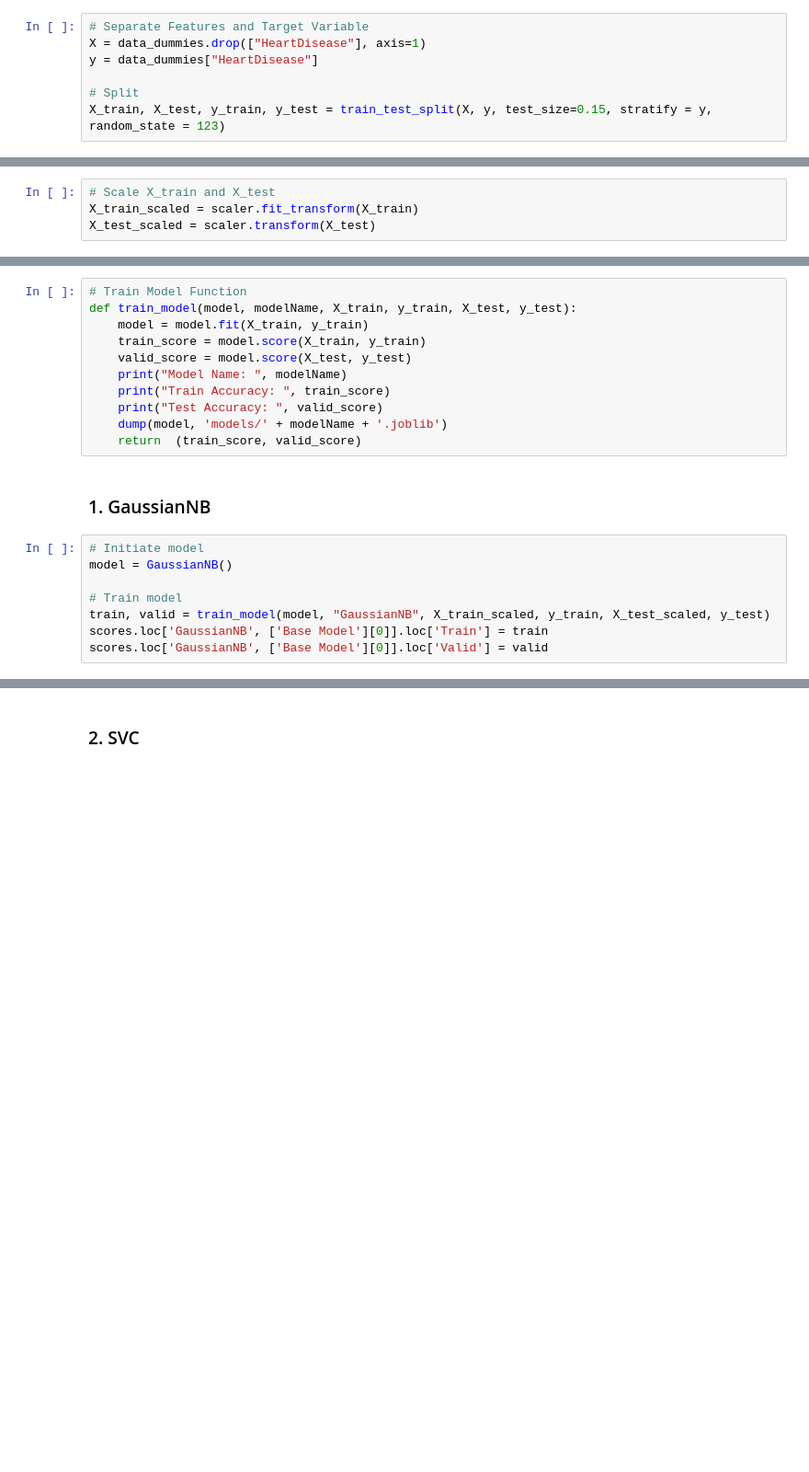
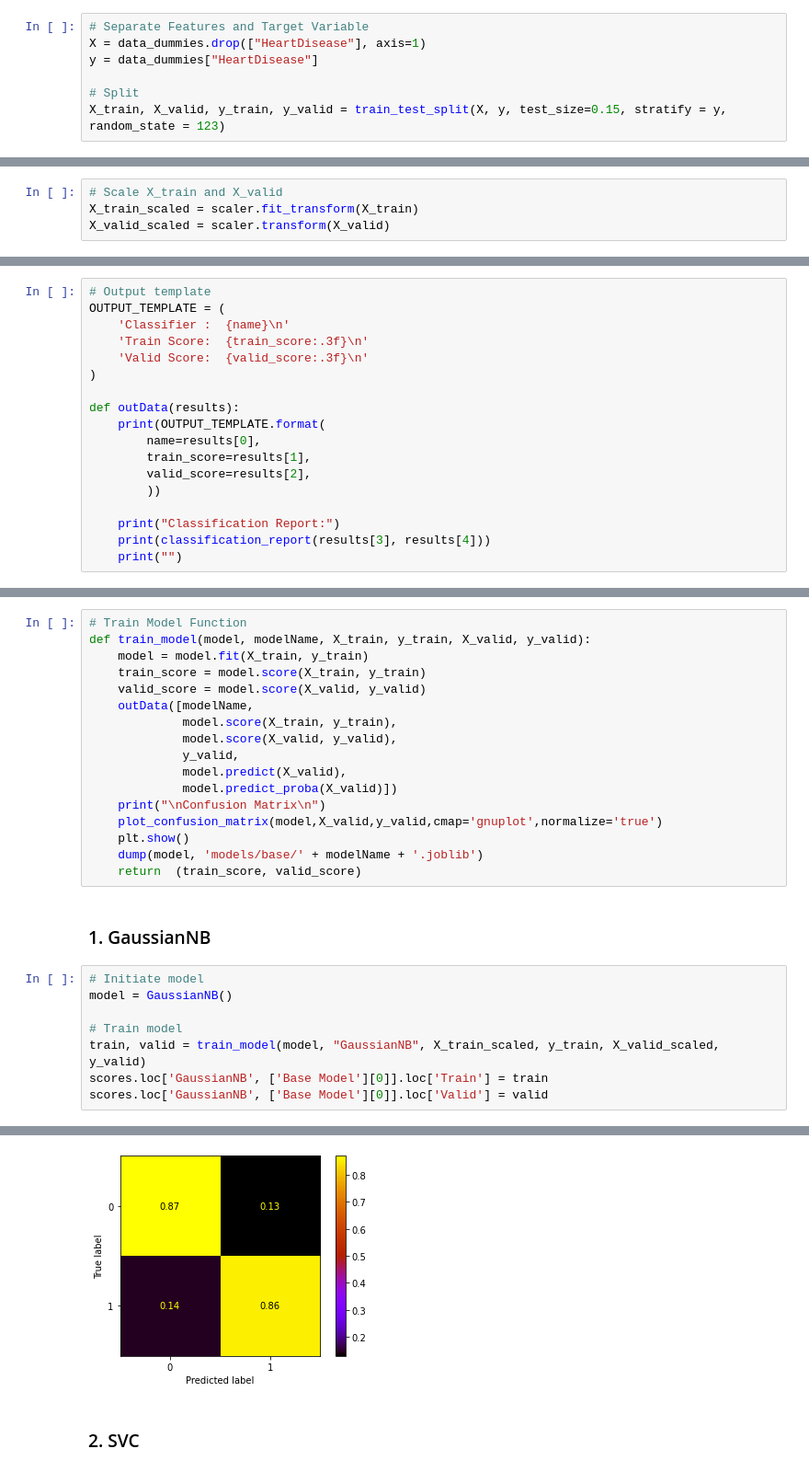
Before and after one commit to SupreetSinghDhillon/Heart-diease-Prediction, a Jupyter notebook: 03. Machine Learning.ipynb, the cells around one changed output, grey strips where cells are left out. Shown at 92% size. Drawn from its saved outputs; the diff is of its cells as text; blank space fills up the shorter version.

Commit message:
Add Confusion Matrix and Classification Report to already existing base models

```diff
--- a/03. Machine Learning.ipynb
+++ b/03. Machine Learning.ipynb
@@ -111,7 +120,7 @@ X = data_dummies.drop(["HeartDisease"], axis=1)
 y = data_dummies["HeartDisease"]
 
 # Split
-X_train, X_test, y_train, y_test = train_test_split(X, y, test_size=0.15, stratify = y, random_state = 123)
+X_train, X_valid, y_train, y_valid = train_test_split(X, y, test_size=0.15, stratify = y, random_state = 123)
 # %% [markdown]
 ## Scaling
 # %% [markdown]
@@ -120,9 +129,9 @@ Instead of scaling at each model's pipeline, we will scale our data once and the
 # Initiate Scaler
 scaler = StandardScaler()
 # %%
-# Scale X_train and X_test
+# Scale X_train and X_valid
 X_train_scaled = scaler.fit_transform(X_train)
-X_test_scaled = scaler.transform(X_test)
+X_valid_scaled = scaler.transform(X_valid)
 # %%
 # Save scaled data in order to maintain test reproducibility
 !mkdir -p data/scaled
@@ -151,3 +164,21 @@ scores
+# %%
+# Output template
+OUTPUT_TEMPLATE = (
+    'Classifier :  {name}\n'
+    'Train Score:  {train_score:.3f}\n'
+    'Valid Score:  {valid_score:.3f}\n'
+)
+
+def outData(results):
+    print(OUTPUT_TEMPLATE.format(
+        name=results[0],
+        train_score=results[1],
+        valid_score=results[2],
+        ))
+
+    print("Classification Report:")
+    print(classification_report(results[3], results[4]))
+    print("")
 # %% [markdown]
 ## Base Model Training (train model with default parameter)
 For the initial run, we will use our models as it is with the default parameters. We will be tuning them later
@@ -163,13 +194,19 @@ Models directory already exists!
 # %%
 # Train Model Function
-def train_model(model, modelName, X_train, y_train, X_test, y_test):
+def train_model(model, modelName, X_train, y_train, X_valid, y_valid):
     model = model.fit(X_train, y_train)
     train_score = model.score(X_train, y_train)
-    valid_score = model.score(X_test, y_test)
-    print("Model Name: ", modelName)
-    print("Train Accuracy: ", train_score)
-    print("Test Accuracy: ", valid_score)
-    dump(model, 'models/' + modelName + '.joblib')
+    valid_score = model.score(X_valid, y_valid)
+    outData([modelName,
+             model.score(X_train, y_train),
+             model.score(X_valid, y_valid),
+             y_valid,
+             model.predict(X_valid),
+             model.predict_proba(X_valid)])
+    print("\nConfusion Matrix\n")
+    plot_confusion_matrix(model,X_valid,y_valid,cmap='gnuplot',normalize='true')
+    plt.show()
+    dump(model, 'models/base/' + modelName + '.joblib')
     return  (train_score, valid_score)
 # %% [markdown]
 ### 1. GaussianNB
@@ -178,7 +215,7 @@ def train_model(model, modelName, X_train, y_train, X_test, y_test):
 model = GaussianNB()
 
 # Train model
-train, valid = train_model(model, "GaussianNB", X_train_scaled, y_train, X_test_scaled, y_test)
+train, valid = train_model(model, "GaussianNB", X_train_scaled, y_train, X_valid_scaled, y_valid)
 scores.loc['GaussianNB', ['Base Model'][0]].loc['Train'] = train
 scores.loc['GaussianNB', ['Base Model'][0]].loc['Valid'] = valid
 # %% [output]
@@ -188,3 +239,4 @@ Test Accuracy:  0.8623188405797102
+[figure, added]
 # %% [markdown]
 ### 2. SVC
 # %%
```
Also changed, not shown: parts of 14 cells of this notebook, 5 other files.
